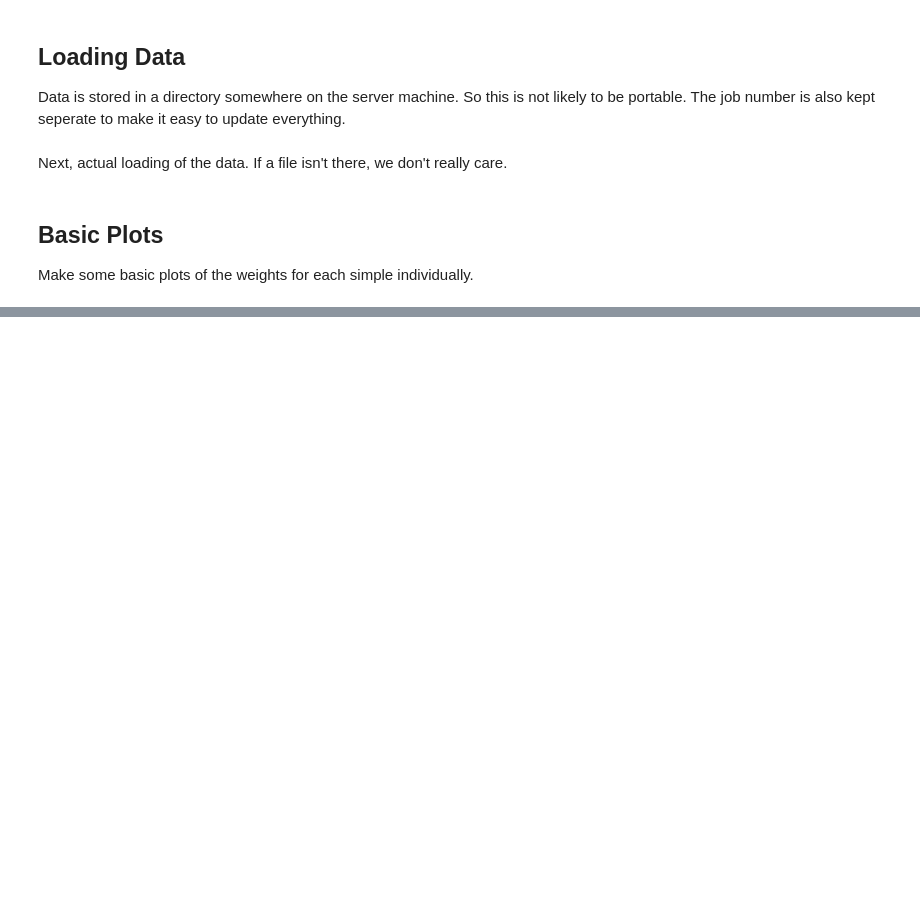
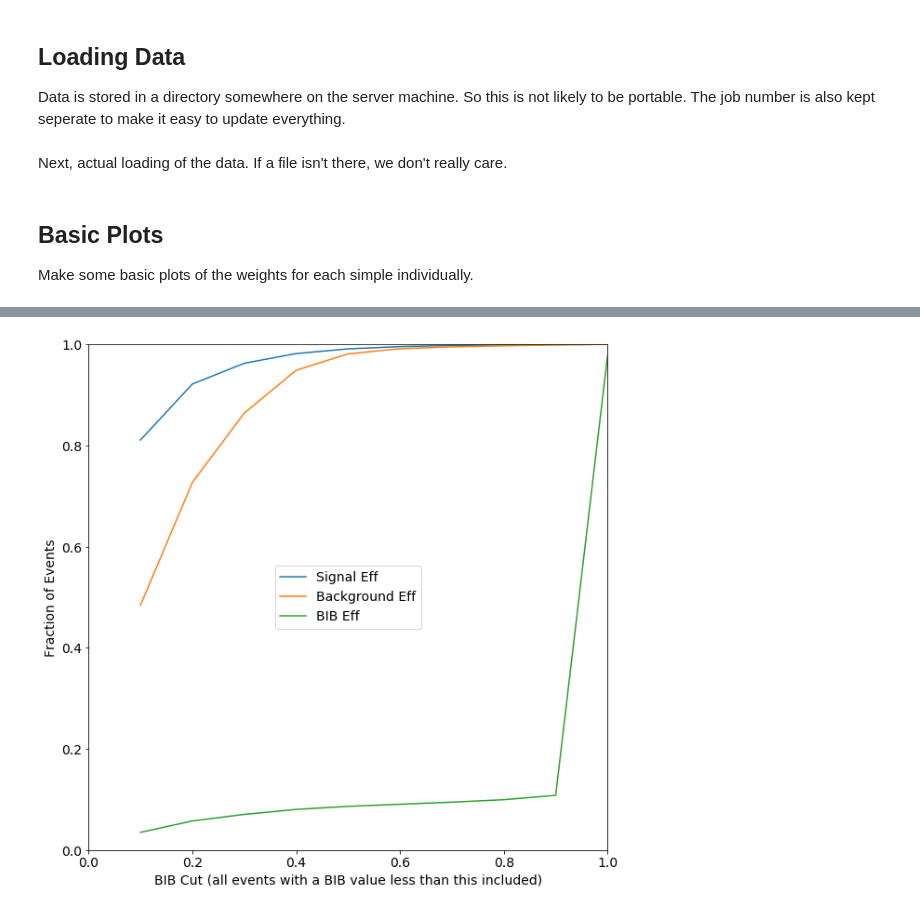
Before and after one commit to gordonwatts/JetCutStudies, a Jupyter notebook: notebooks/3DROCurves.ipynb, the cells around one changed output, grey strips where cells are left out. Drawn from its saved outputs; the diff is of its cells as text; code cells hidden in the pictures; blank space fills up the shorter version.

```diff
--- a/notebooks/3DROCurves.ipynb
+++ b/notebooks/3DROCurves.ipynb
@@ -107,0 +174,32 @@ plot_mva_scatter_plot("dude", signal_samples["125pi25lt5m"])
+# %%
+def calc_roc_with_bib_cut (sig, back, bib, bib_cut = 0.5):
+    '''Calc ROC curve basics after limiting the data sample for a particular bib cut
+
+    Args:
+        sig - signal DataFrame
+        back - background DataFrame
+        bib - the bib sample
+        bib_cut - only events with a bib value less than this number will be included
+
+    Returns:
+        tpr - true positive rate
+        fpr - false positive rate
+        aroc - area under the ROC curve
+        sig_eff - How much signal this bib cut removed
+        back_eff - how much background this bib cut removed
+        bib_eff
+    '''
+    gsig = sig[sig[' BIBWeight']<bib_cut]
+    sig_eff = len(gsig.index)/len(sig.index)
+    gback = back[back[' BIBWeight']<bib_cut]
+    back_eff = len(gback.index)/len(back.index)
+    gbib = bib[bib[' BIBWeight']<bib_cut]
+    bib_eff = len(gbib.index)/len(bib.index)
+
+    tpr, fpr, aroc = roc_curve_calc(gsig, gback)
+
+    return (tpr, fpr, aroc, sig_eff, back_eff, bib_eff)
+# %%
+all = [calc_roc_with_bib_cut (signal_samples["125pi25lt5m"], mj_samples["jz"], bib_samples['data15'], bib_cut = bc)+(bc,) for bc in [0.1, 0.2, 0.3, 0.4, 0.5, 0.6, 0.7, 0.8, 0.9, 1.0]]
+# %%
+p = pd.DataFrame(all, columns=['tpr', 'fpr', 'aroc', 'sig_eff', 'back_eff', 'bib_eff', 'bib_cut'])
@@ -107,0 +220,13 @@ plot_mva_scatter_plot("dude", signal_samples["125pi25lt5m"])
+# %%
+plt.figure(figsize=(10,10))
+plt.plot(p.bib_cut,p.sig_eff, label='Signal Eff')
+plt.plot(p.bib_cut,p.back_eff, label='Background Eff')
+plt.plot(p.bib_cut,p.bib_eff, label='BIB Eff')
+plt.ylim([0.0, 1.0])
+plt.xlim([0.0, 1.0])
+plt.xlabel('BIB Cut (all events with a BIB value less than this included)')
+plt.ylabel('Fraction of Events')
+plt.legend()
+plt.show()
+# %% [output]
+[figure, added]
```
Also changed, not shown: parts of 12 cells of this notebook.
